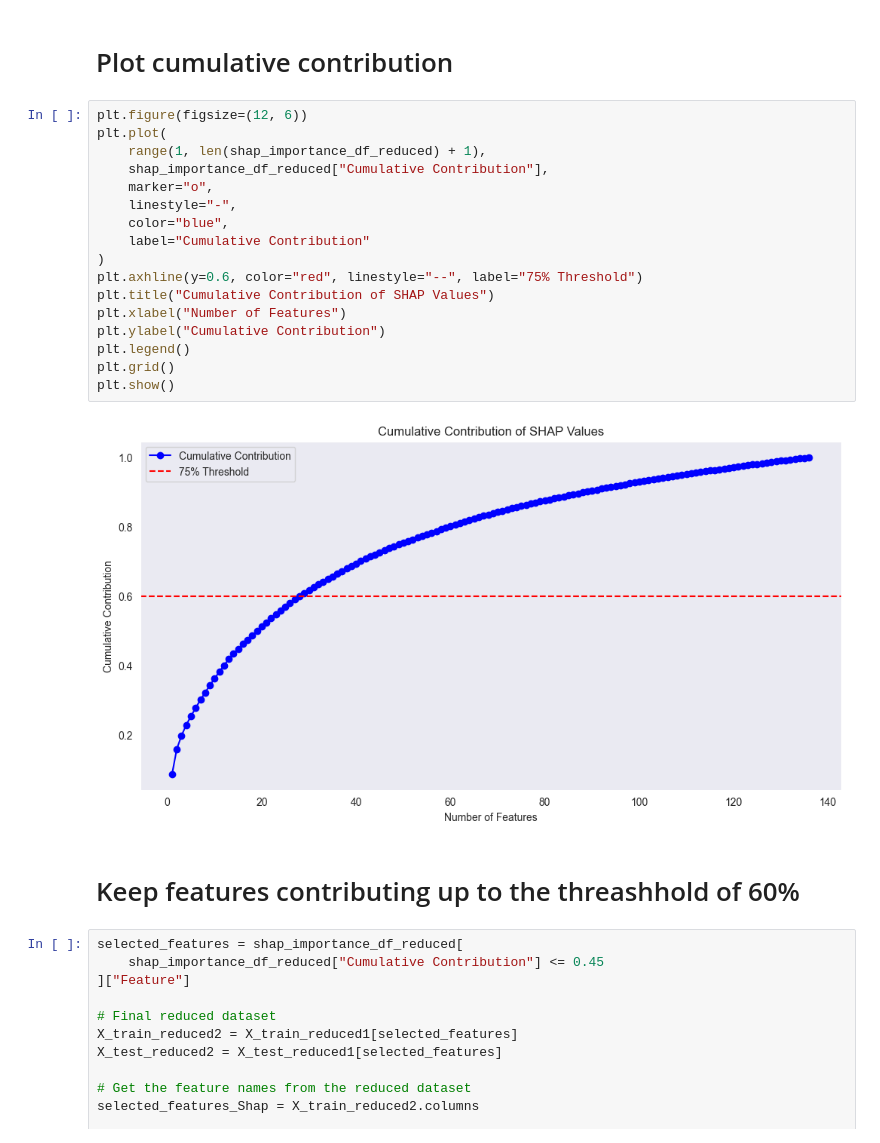
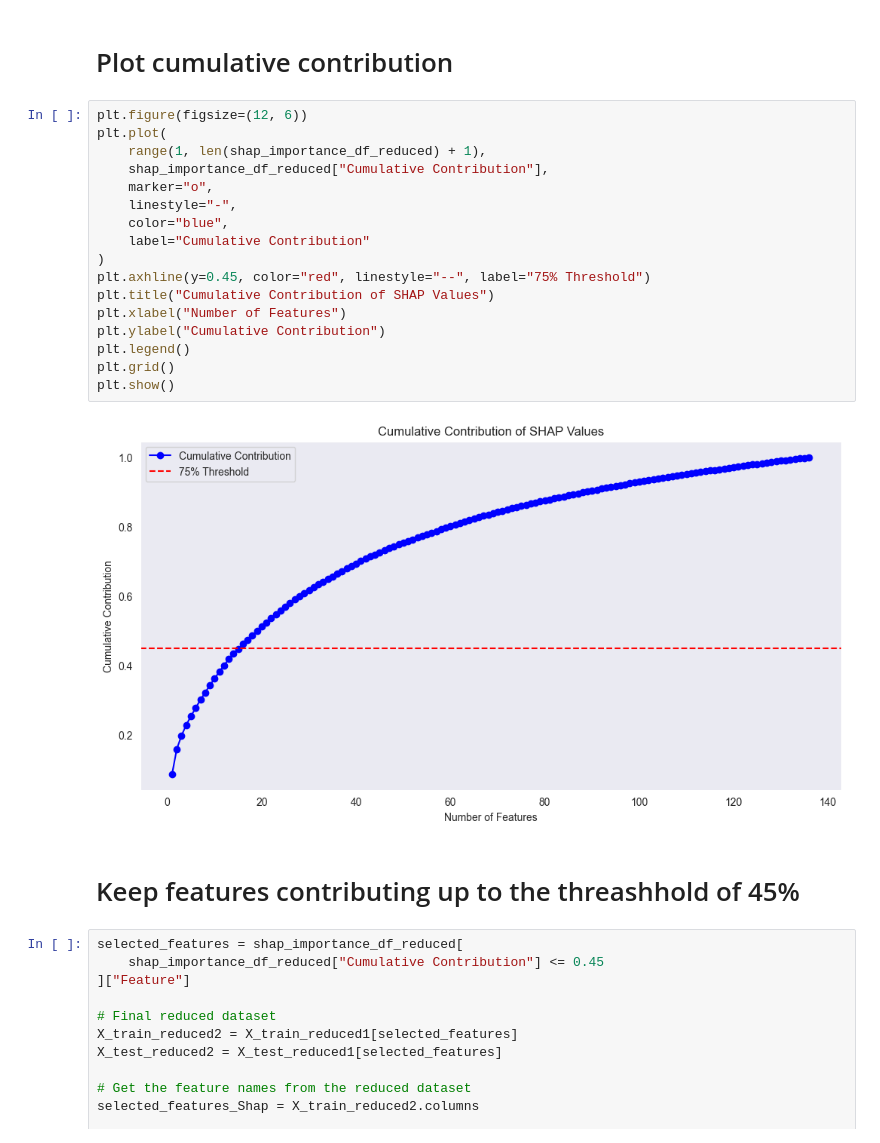
Before and after one commit to abdelaziz-belhachmi/Parkinson_Disease_Classification, a Jupyter notebook: notebooks/Preprocessing/feature_extraction.ipynb, the cells around one changed output. Cells and saved outputs as stored; diff of their text form.

```diff
--- a/notebooks/Preprocessing/feature_extraction.ipynb
+++ b/notebooks/Preprocessing/feature_extraction.ipynb
@@ -220,24 +220,24 @@ shap_importance_df_reduced["Cumulative Contribution"] = shap_importance_df_reduc
 # %%
 plt.figure(figsize=(12, 6))
 plt.plot(
     range(1, len(shap_importance_df_reduced) + 1),
     shap_importance_df_reduced["Cumulative Contribution"],
     marker="o",
     linestyle="-",
     color="blue",
     label="Cumulative Contribution"
 )
-plt.axhline(y=0.6, color="red", linestyle="--", label="75% Threshold")
+plt.axhline(y=0.45, color="red", linestyle="--", label="75% Threshold")
 plt.title("Cumulative Contribution of SHAP Values")
 plt.xlabel("Number of Features")
 plt.ylabel("Cumulative Contribution")
 plt.legend()
 plt.grid()
 plt.show()
 # %% [output]
-[figure, old version]
+[figure, new version]
 # %% [markdown]
-# Keep features contributing up to the threashhold of 60%
+# Keep features contributing up to the threashhold of 45%
 # %%
 selected_features = shap_importance_df_reduced[
     shap_importance_df_reduced["Cumulative Contribution"] <= 0.45
```
Also changed, not shown: parts of 1 cell of this notebook.
